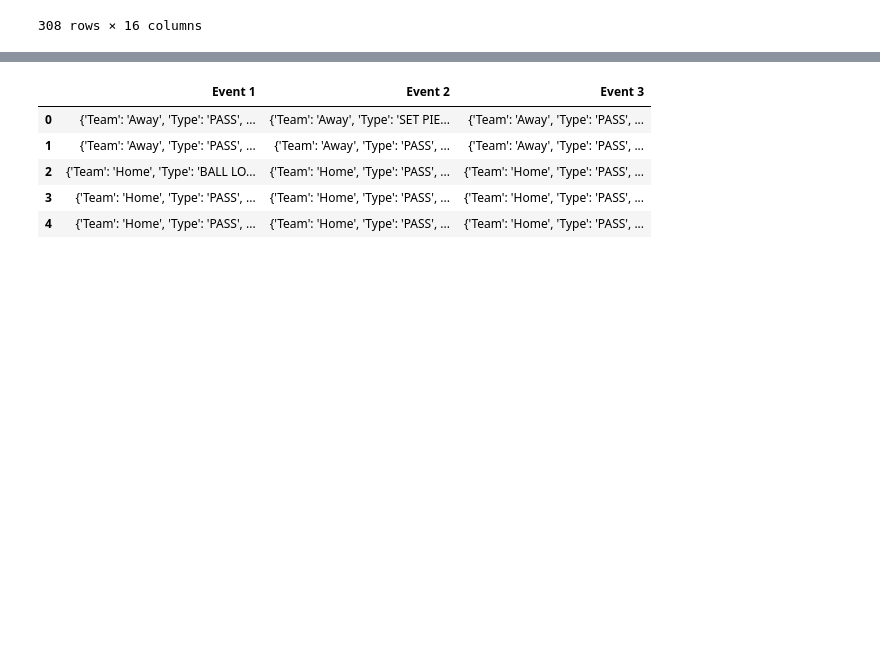
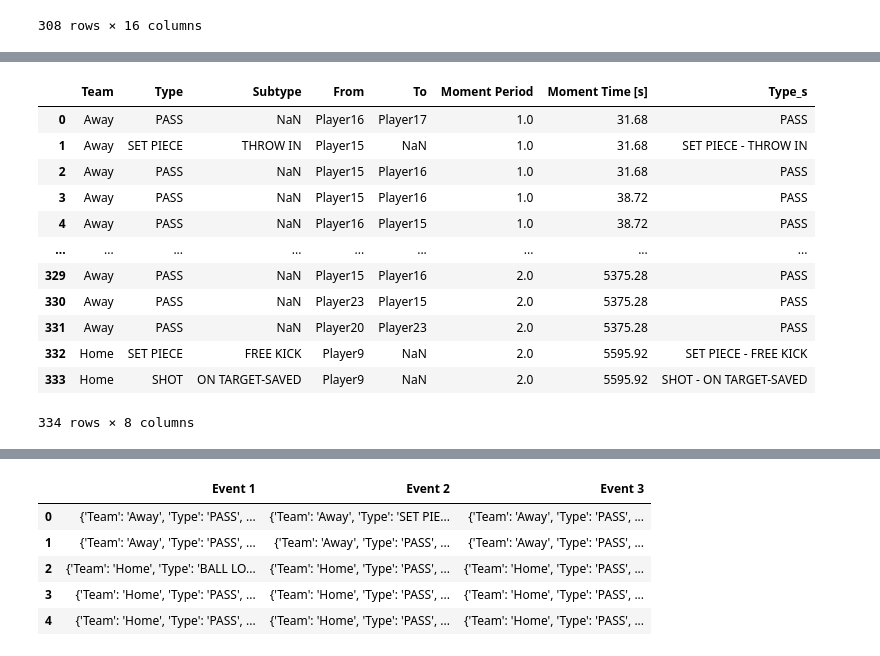
Before and after one commit to nahiid/Soccer-High-Pressure-Moments, a Jupyter notebook: src/high_pre_soccer.ipynb, the cells around one changed output, grey strips where cells are left out. Saved outputs shown, nothing was run; the diff lists cells and outputs as text; code cells hidden in the pictures; blank space fills up the shorter version.

```diff
--- a/src/high_pre_soccer.ipynb
+++ b/src/high_pre_soccer.ipynb
@@ -885,0 +878,20 @@ leading_events_away
+# %%
+# Creating the 'Type_s' column by combining 'Type' and 'Subtype'
+leading_events_away['Type_s'] = leading_events_away.apply(lambda row: f"{row['Type']} - {row['Subtype']}" if pd.notna(row['Subtype']) else row['Type'], axis=1)
+
+# Display the first few rows to confirm the new column
+leading_events_away
+# %% [output]
+|  | Team | Type | Subtype | From | To | Moment Period | Moment Time [s] | Type_s |
+| 0 | Away | PASS | NaN | Player16 | Player17 | 1.0 | 31.68 | PASS |
+| 1 | Away | SET PIECE | THROW IN | Player15 | NaN | 1.0 | 31.68 | SET PIECE - THROW IN |
+| 2 | Away | PASS | NaN | Player15 | Player16 | 1.0 | 31.68 | PASS |
+| 3 | Away | PASS | NaN | Player15 | Player16 | 1.0 | 38.72 | PASS |
+| 4 | Away | PASS | NaN | Player16 | Player15 | 1.0 | 38.72 | PASS |
+| ... | ... | ... | ... | ... | ... | ... | ... | ... |
+| 329 | Away | PASS | NaN | Player15 | Player16 | 2.0 | 5375.28 | PASS |
+| 330 | Away | PASS | NaN | Player23 | Player15 | 2.0 | 5375.28 | PASS |
+| 331 | Away | PASS | NaN | Player20 | Player23 | 2.0 | 5375.28 | PASS |
+| 332 | Home | SET PIECE | FREE KICK | Player9 | NaN | 2.0 | 5595.92 | SET PIECE - FREE KICK |
+| 333 | Home | SHOT | ON TARGET-SAVED | Player9 | NaN | 2.0 | 5595.92 | SHOT - ON TARGET-SAVED |
+334 rows × 8 columns
```
Also changed, not shown: parts of 20 cells of this notebook.
